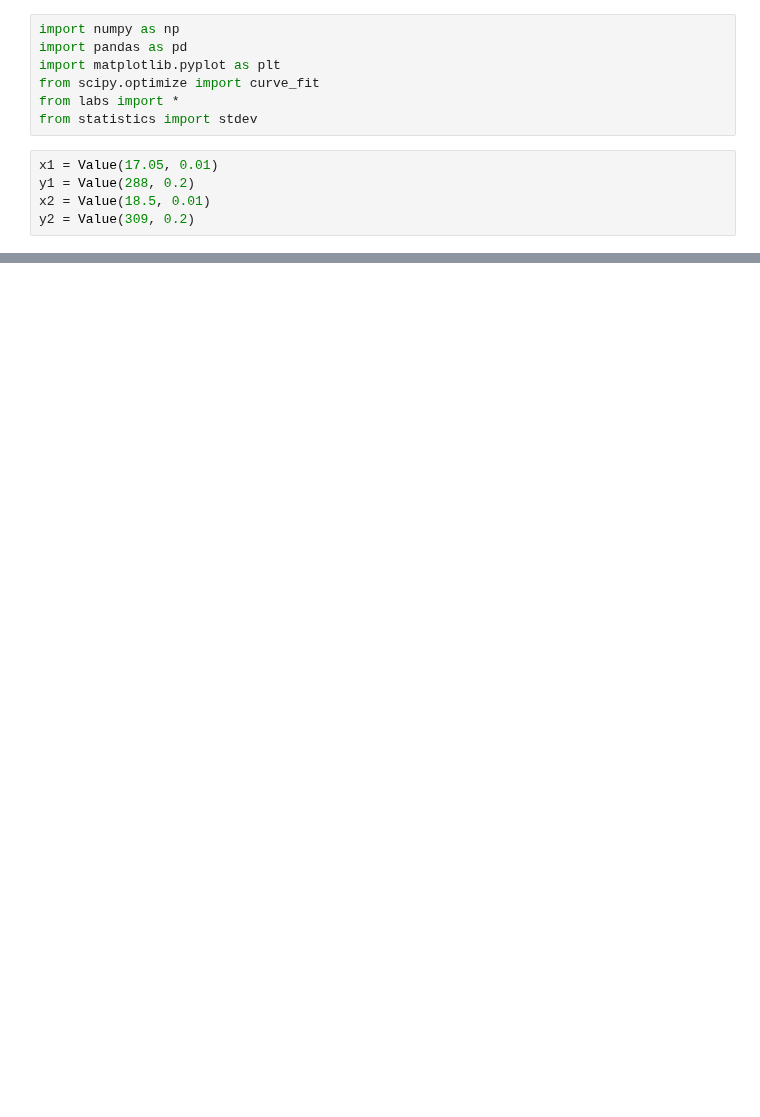
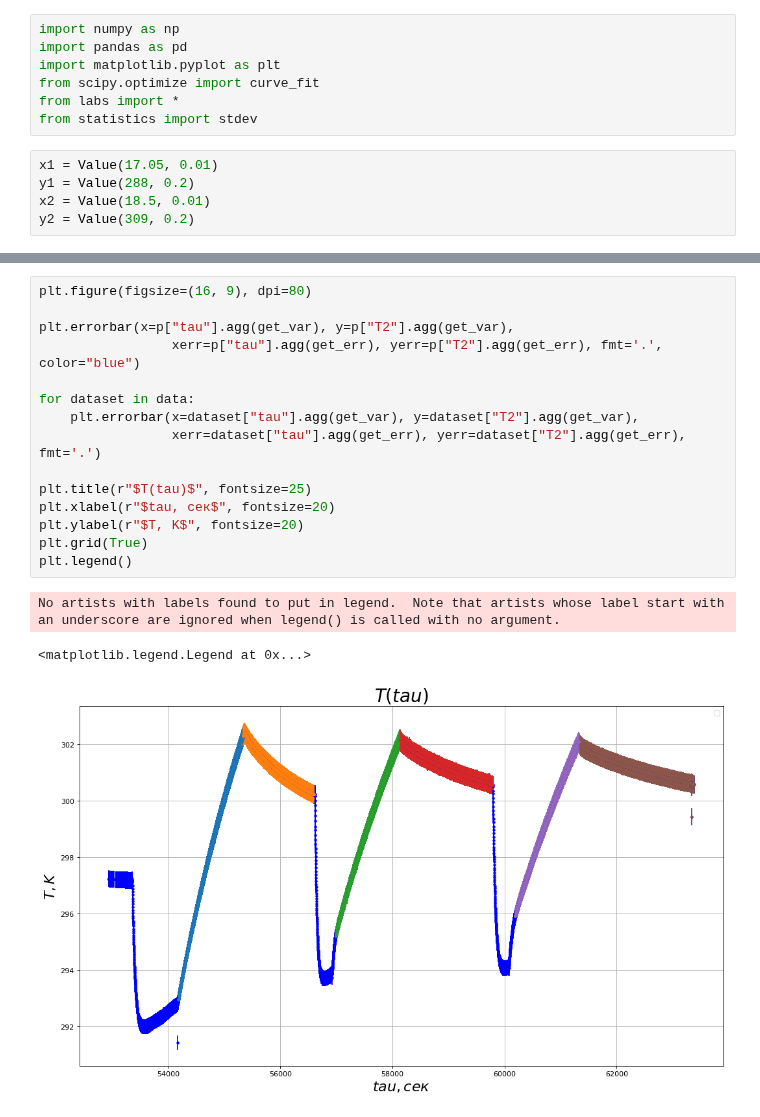
Before and after one commit to skolkovo-bba/labs3, a Jupyter notebook: 2.1.4/lab214.ipynb, the cells around one changed output, grey strips where cells are left out. Cells and saved outputs as stored; diff of their text form; blank space fills up the shorter version.

```diff
--- a/2.1.4/lab214.ipynb
+++ b/2.1.4/lab214.ipynb
@@ -26 +67,20 @@ p = p.loc[p['T2'] < 308]
+# %%
+plt.figure(figsize=(16, 9), dpi=80)
+
+plt.errorbar(x=p["tau"].agg(get_var), y=p["T2"].agg(get_var),
+                 xerr=p["tau"].agg(get_err), yerr=p["T2"].agg(get_err), fmt='.', color="blue")
+
+for dataset in data:
+    plt.errorbar(x=dataset["tau"].agg(get_var), y=dataset["T2"].agg(get_var),
+                 xerr=dataset["tau"].agg(get_err), yerr=dataset["T2"].agg(get_err), fmt='.')
+
+plt.title(r"$T(tau)$", fontsize=25)
+plt.xlabel(r"$tau, сек$", fontsize=20)
+plt.ylabel(r"$T, K$", fontsize=20)
+plt.grid(True)
+plt.legend()
+# %% [output]
+No artists with labels found to put in legend.  Note that artists whose label start with an underscore are ignored when legend() is called with no argument.
+<matplotlib.legend.Legend at 0x...>
+[figure, added]
 # %%
```
Also changed, not shown: parts of 4 cells of this notebook.
